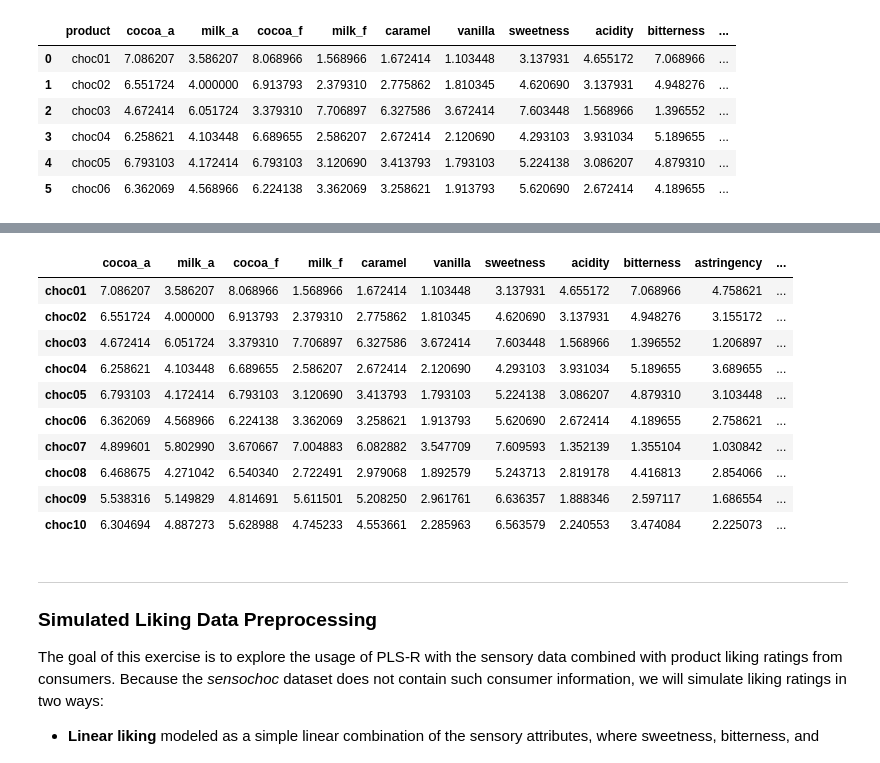
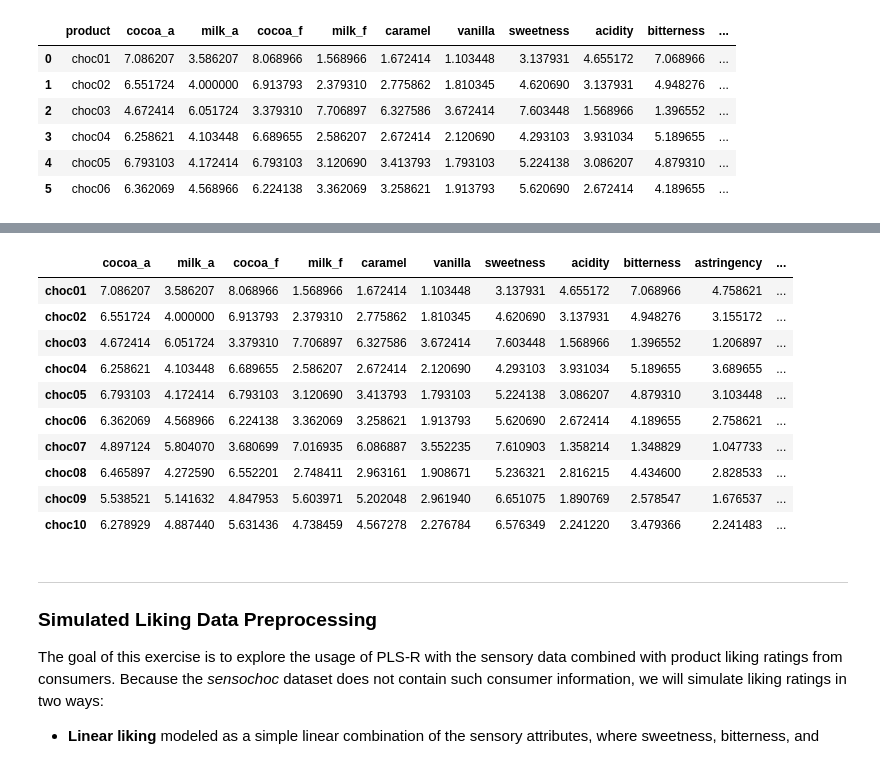
Before and after one commit to bpgodsil/chocolate_preference_mapping, a Jupyter notebook: notebooks/Chocolate_EPM_Project.ipynb, the cells around one changed output, grey strips where cells are left out. Cells and saved outputs as stored; diff of their text form; code cells hidden in the pictures.

```diff
--- a/notebooks/Chocolate_EPM_Project.ipynb
+++ b/notebooks/Chocolate_EPM_Project.ipynb
@@ -122,35 +120,37 @@ This approach preserves the multivariate relationships among sensory descriptors
 # %%
 # create X_df with product as index
 X_df = df_product.set_index('product')
 
 # get mean and covariance of X_df
 mu = X_df.mean(axis=0).values
 cov = X_df.cov().values
 
 # set seed for reproduciblity
 np.random.seed(7)
 
 # generate synthetic chocolate types
-n_extra_rows = 44           # to reach 50
-X_synth = np.random.multivariate_normal(mu, cov, size=n_extra_rows) # generate synthetic data
-X_all = np.vstack([X_df.values, X_synth]) # bind observed and synthetic data by row
+n_extra_rows = 44                             # to reach 50
+eps = 1e-4 * np.trace(cov) / cov.shape[0]     # add some variance
+cov_reg = cov + eps * np.eye(cov.shape[0])    # regularize covariance to help with small sample size
+X_synth = np.random.multivariate_normal(mu, cov_reg, size=n_extra_rows)    # generate synthetic data
+X_all = np.vstack([X_df.values, X_synth])     # bind observed and synthetic data by row
 product_index = list(X_df.index) + [f"choc{i+7:02d}" for i in range(n_extra_rows)] # generate names for the synthetic data
 X_all_df = pd.DataFrame(X_all, columns=X_df.columns, index=product_index) # organize data into dataframe with 'product' as the index
 
 # check
 display(X_all_df.head(10)) # showing first 10 cases; first 6 rows are observed cases; the remaining rows are simulated cases
 # %% [output]
 |  | cocoa_a | milk_a | cocoa_f | milk_f | caramel | vanilla | sweetness | acidity | bitterness | astringency | ... |
 | choc01 | 7.086207 | 3.586207 | 8.068966 | 1.568966 | 1.672414 | 1.103448 | 3.137931 | 4.655172 | 7.068966 | 4.758621 | ... |
 | choc02 | 6.551724 | 4.000000 | 6.913793 | 2.379310 | 2.775862 | 1.810345 | 4.620690 | 3.137931 | 4.948276 | 3.155172 | ... |
 | choc03 | 4.672414 | 6.051724 | 3.379310 | 7.706897 | 6.327586 | 3.672414 | 7.603448 | 1.568966 | 1.396552 | 1.206897 | ... |
 | choc04 | 6.258621 | 4.103448 | 6.689655 | 2.586207 | 2.672414 | 2.120690 | 4.293103 | 3.931034 | 5.189655 | 3.689655 | ... |
 | choc05 | 6.793103 | 4.172414 | 6.793103 | 3.120690 | 3.413793 | 1.793103 | 5.224138 | 3.086207 | 4.879310 | 3.103448 | ... |
 | choc06 | 6.362069 | 4.568966 | 6.224138 | 3.362069 | 3.258621 | 1.913793 | 5.620690 | 2.672414 | 4.189655 | 2.758621 | ... |
-| choc07 | 4.899601 | 5.802990 | 3.670667 | 7.004883 | 6.082882 | 3.547709 | 7.609593 | 1.352139 | 1.355104 | 1.030842 | ... |
-| choc08 | 6.468675 | 4.271042 | 6.540340 | 2.722491 | 2.979068 | 1.892579 | 5.243713 | 2.819178 | 4.416813 | 2.854066 | ... |
-| choc09 | 5.538316 | 5.149829 | 4.814691 | 5.611501 | 5.208250 | 2.961761 | 6.636357 | 1.888346 | 2.597117 | 1.686554 | ... |
-| choc10 | 6.304694 | 4.887273 | 5.628988 | 4.745233 | 4.553661 | 2.285963 | 6.563579 | 2.240553 | 3.474084 | 2.225073 | ... |
+| choc07 | 4.897124 | 5.804070 | 3.680699 | 7.016935 | 6.086887 | 3.552235 | 7.610903 | 1.358214 | 1.348829 | 1.047733 | ... |
+| choc08 | 6.465897 | 4.272590 | 6.552201 | 2.748411 | 2.963161 | 1.908671 | 5.236321 | 2.816215 | 4.434600 | 2.828533 | ... |
+| choc09 | 5.538521 | 5.141632 | 4.847953 | 5.603971 | 5.202048 | 2.961940 | 6.651075 | 1.890769 | 2.578547 | 1.676537 | ... |
+| choc10 | 6.278929 | 4.887440 | 5.631436 | 4.738459 | 4.567278 | 2.276784 | 6.576349 | 2.241220 | 3.479366 | 2.241483 | ... |
 # %% [markdown]
 ---
 ### Simulated Liking Data Preprocessing
```
Also changed, not shown: parts of 26 cells of this notebook, 1 other file.
